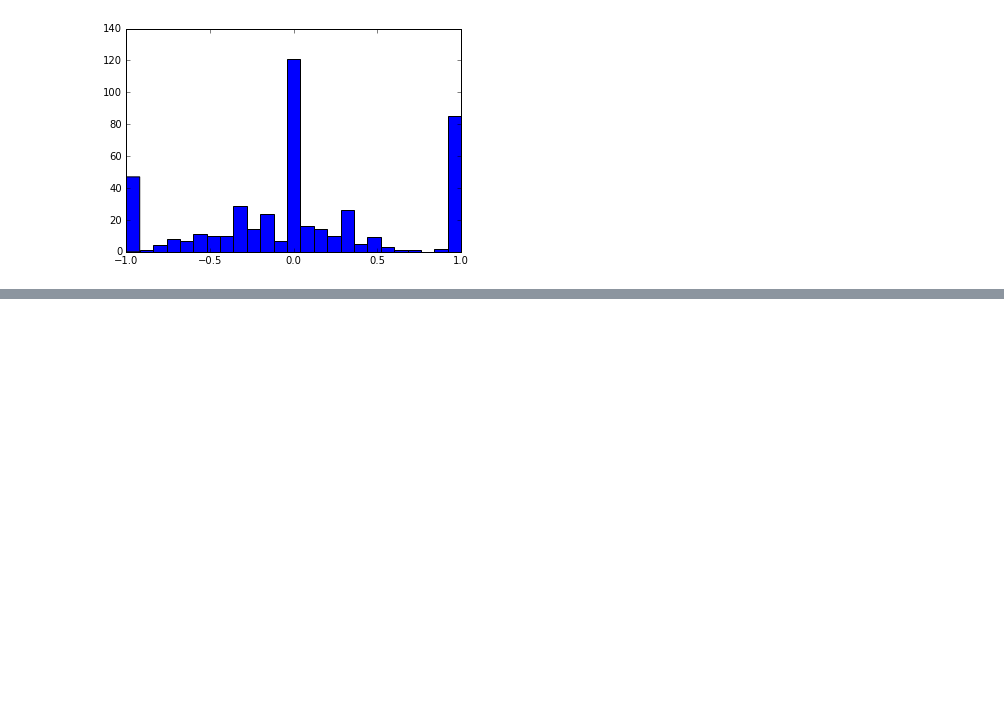
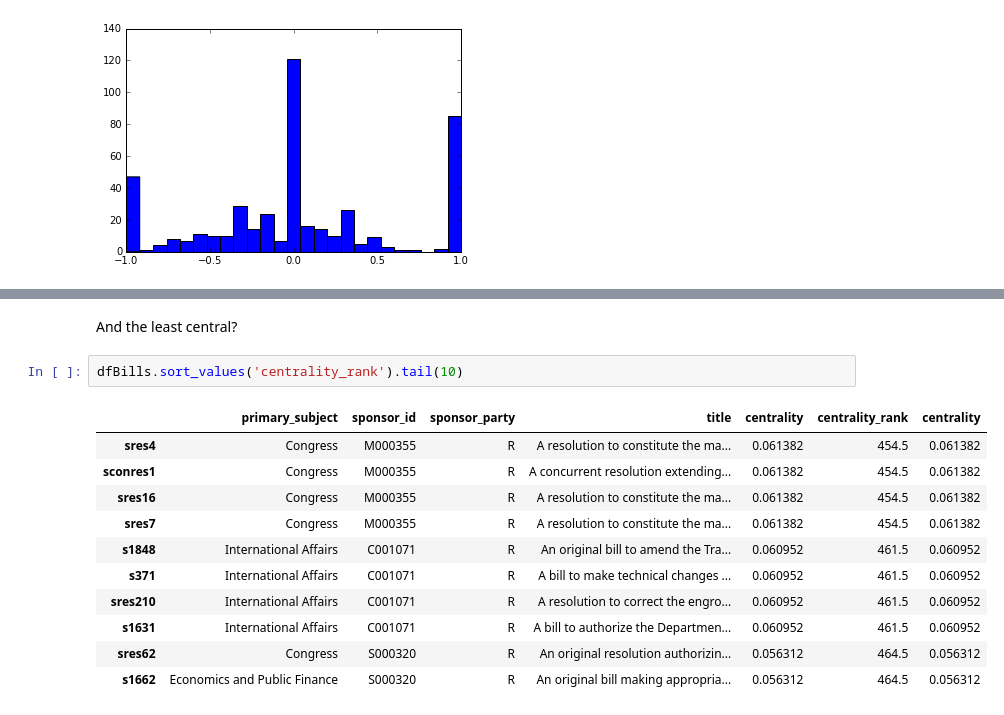
Before and after one commit to jgarcia71/CUNY-DATA-620, a Jupyter notebook: Final Project/Rank_Senators_and_Bills.ipynb, the cells around one changed output, grey strips where cells are left out. Drawn from its saved outputs; the diff is of its cells as text; blank space fills up the shorter version.

```diff
--- a/Final Project/Rank_Senators_and_Bills.ipynb
+++ b/Final Project/Rank_Senators_and_Bills.ipynb
@@ -361,0 +375,16 @@ g.node['F000457']
+# %% [markdown]
+And the least central?
+# %%
+dfBills.sort_values('centrality_rank').tail(10)
+# %% [output]
+|  | primary_subject | sponsor_id | sponsor_party | title | centrality | centrality_rank | centrality |
+| sres4 | Congress | M000355 | R | A resolution to constitute the ma... | 0.061382 | 454.5 | 0.061382 |
+| sconres1 | Congress | M000355 | R | A concurrent resolution extending... | 0.061382 | 454.5 | 0.061382 |
+| sres16 | Congress | M000355 | R | A resolution to constitute the ma... | 0.061382 | 454.5 | 0.061382 |
+| sres7 | Congress | M000355 | R | A resolution to constitute the ma... | 0.061382 | 454.5 | 0.061382 |
+| s1848 | International Affairs | C001071 | R | An original bill to amend the Tra... | 0.060952 | 461.5 | 0.060952 |
+| s371 | International Affairs | C001071 | R | A bill to make technical changes ... | 0.060952 | 461.5 | 0.060952 |
+| sres210 | International Affairs | C001071 | R | A resolution to correct the engro... | 0.060952 | 461.5 | 0.060952 |
+| s1631 | International Affairs | C001071 | R | A bill to authorize the Departmen... | 0.060952 | 461.5 | 0.060952 |
+| sres62 | Congress | S000320 | R | An original resolution authorizin... | 0.056312 | 464.5 | 0.056312 |
+| s1662 | Economics and Public Finance | S000320 | R | An original bill making appropria... | 0.056312 | 464.5 | 0.056312 |
```
Also changed, not shown: parts of 8 cells of this notebook.
